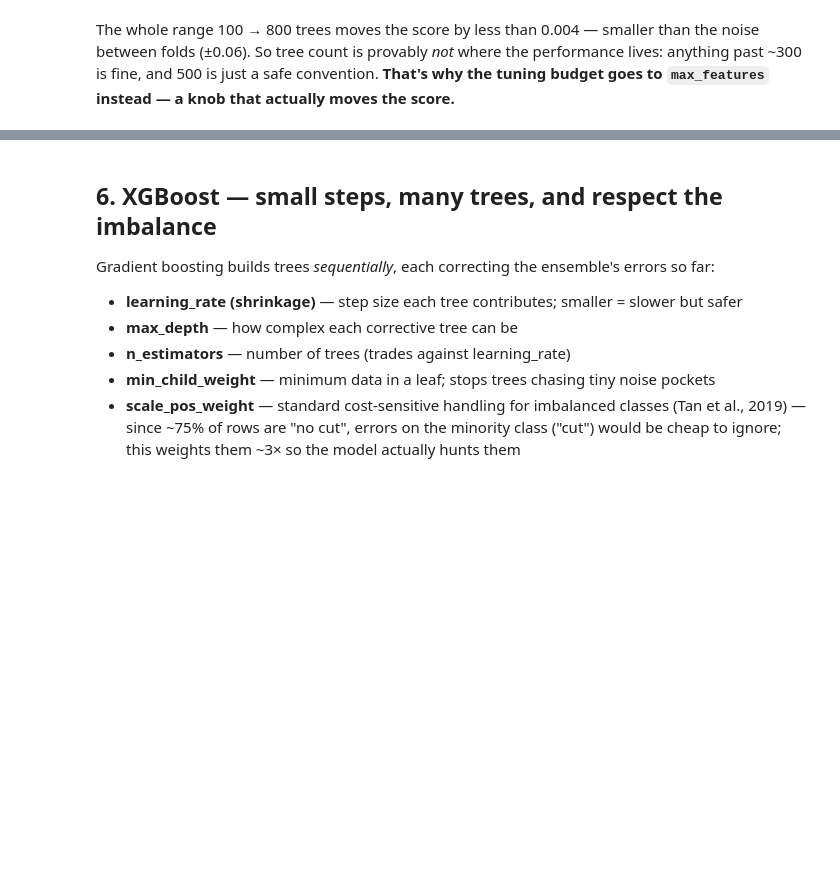
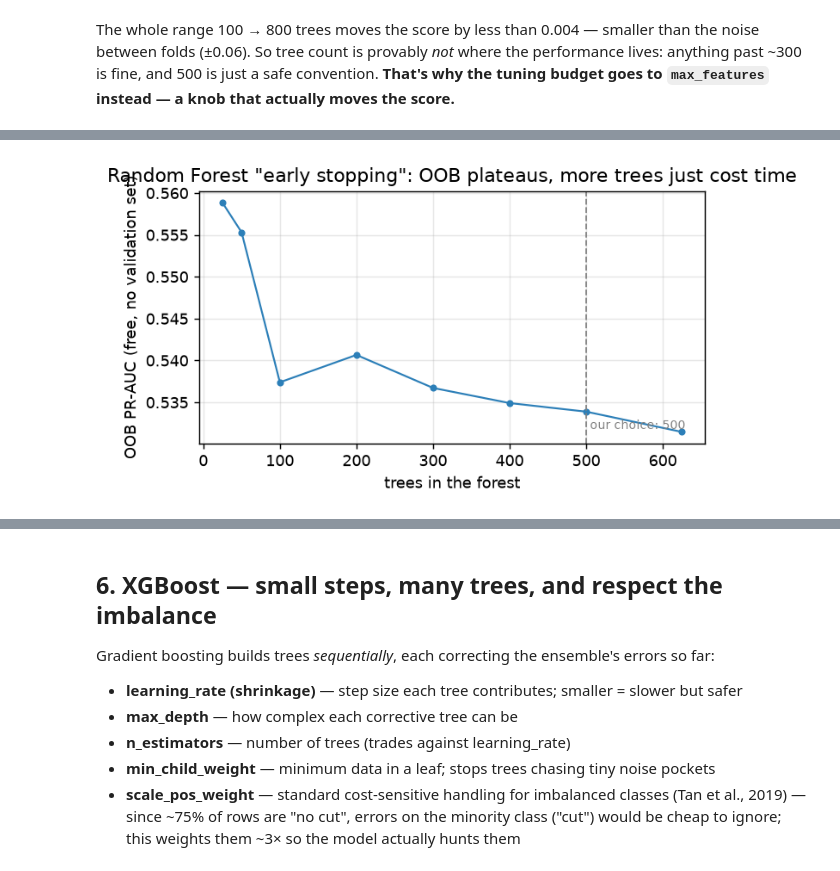
Before and after one commit to jeehunhwang/academic-staff-safeguard, a Jupyter notebook: Code/Luigi_Modeling.ipynb, the cells around one changed output, grey strips where cells are left out. Cells and saved outputs as stored; diff of their text form; code cells hidden in the pictures; blank space fills up the shorter version.

```diff
--- a/Code/Luigi_Modeling.ipynb
+++ b/Code/Luigi_Modeling.ipynb
@@ -215,0 +320,26 @@ budget goes to `max_features` instead — a knob that actually moves the score.*
+# %%
+# OOB curve, the textbook way (An Introduction to Statistical Learning, fig. 8.8;
+# Hands-On Machine Learning, ch. 7):
+# fit a fresh forest at each tree count with oob_score=True and read its OOB estimate.
+from sklearn.ensemble import RandomForestClassifier
+import warnings
+
+sizes = [25, 50, 100, 200, 300, 400, 500, 625]
+oob_ap = []
+for n in sizes:
+    rf = RandomForestClassifier(n_estimators=n, max_features=15, max_depth=12,
+                                min_samples_leaf=10, class_weight='balanced',
+                                oob_score=True, n_jobs=8, random_state=1056)
+    with warnings.catch_warnings():
+        # sklearn warns "too few trees for reliable OOB" at 25 trees — that is exactly
+        # the small-forest noise discussed below, so it is expected and silenced here
+        warnings.simplefilter('ignore', UserWarning)
+        rf.fit(X_train, y_train)
+    oob_probs = rf.oob_decision_function_[:, 1]
+    ok = ~np.isnan(oob_probs)   # with very few trees some rows are never out-of-bag
+    oob_ap.append(average_precision_score(y_train[ok], oob_probs[ok]))
+    print(f'{n:4d} trees -> OOB PR-AUC {oob_ap[-1]:.4f}')
+
+tail = oob_ap[2:]   # 100 trees and beyond
+print(f'\nfrom 100 trees up: {min(tail):.4f} to {max(tail):.4f} (within {max(tail)-min(tail):.3f}) — flat,')
+print('same plateau as the 100-800 CV sweep; more trees just cost time')
@@ -215,0 +358,12 @@ budget goes to `max_features` instead — a knob that actually moves the score.*
+# %%
+fig, ax = plt.subplots(figsize=(5.5, 3.2), dpi=130)
+ax.plot(sizes, oob_ap, marker='o', ms=3.5, lw=1.2, color='#2c7fb8')
+ax.axvline(500, color='gray', ls='--', lw=1)
+ax.text(505, min(oob_ap), 'our choice: 500', fontsize=8, color='gray', va='bottom')
+ax.set_xlabel('trees in the forest')
+ax.set_ylabel('OOB PR-AUC (free, no validation set)')
+ax.set_title('Random Forest "early stopping": OOB plateaus, more trees just cost time')
+ax.grid(alpha=0.3)
+plt.tight_layout(); plt.show()
+# %% [output]
+[figure, added]
```
Also changed, not shown: parts of 39 cells of this notebook, 3 other files.
